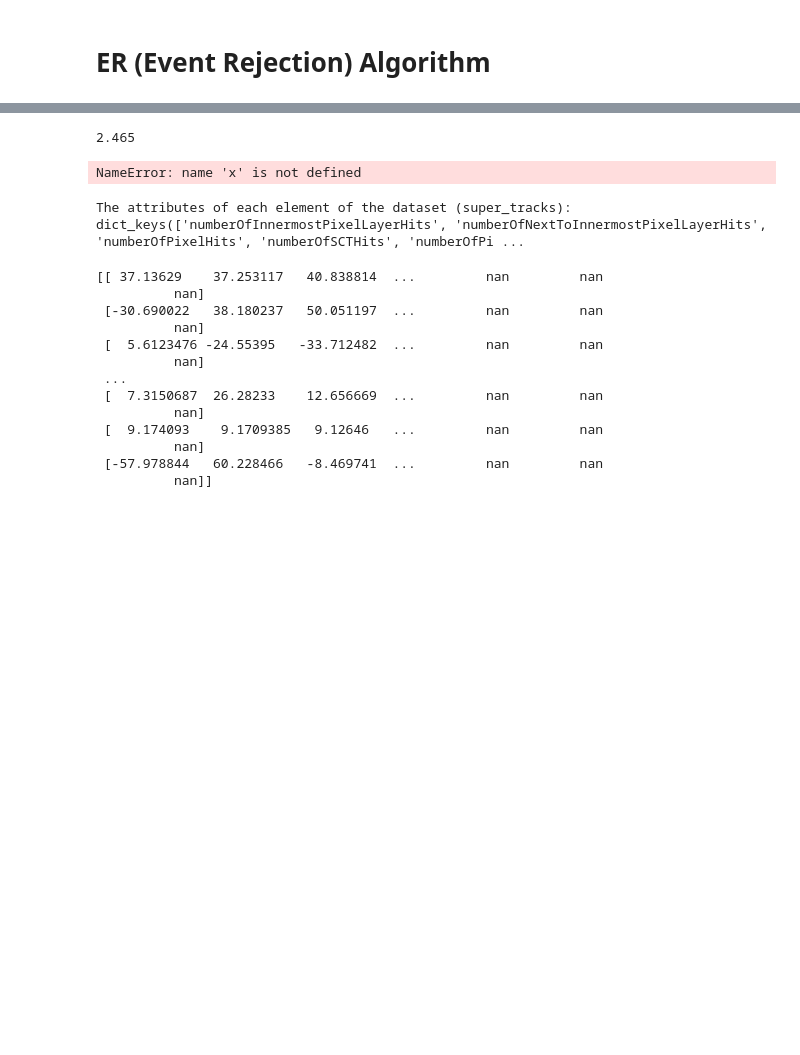
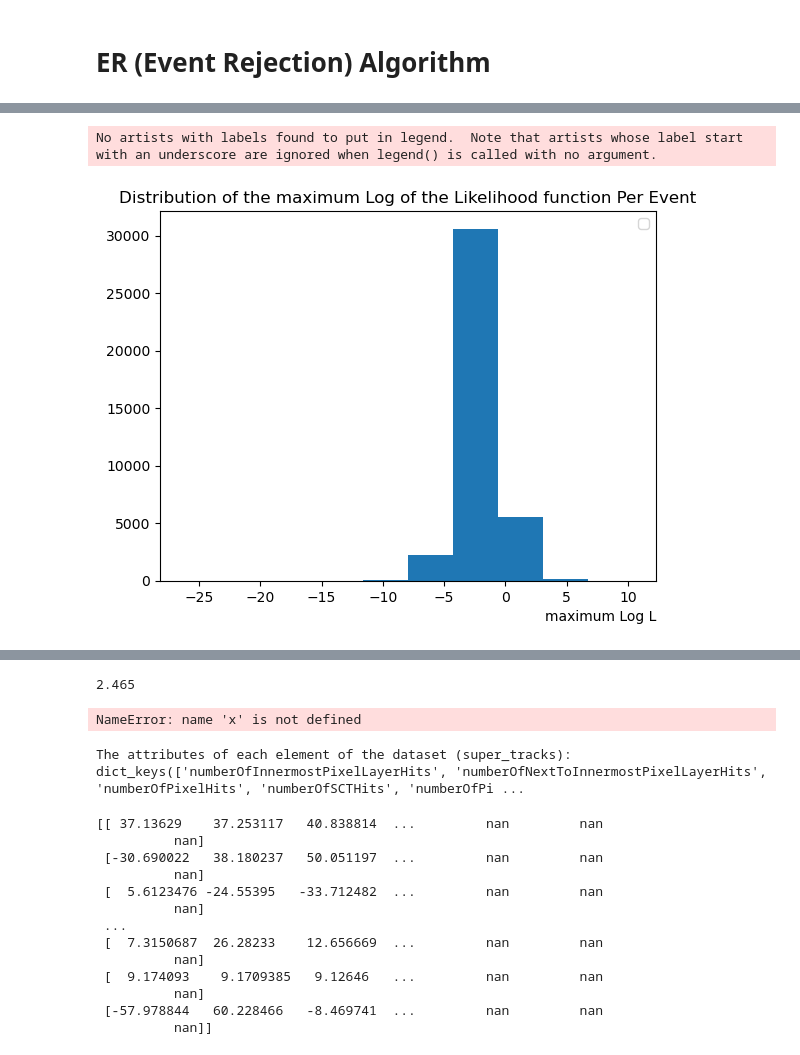
Before and after one commit to abdelllrazekkk/DIPZ_Workflow, a Jupyter notebook: ER_Algorithm.ipynb, the cells around one changed output, grey strips where cells are left out. Cells and saved outputs as stored; diff of their text form; code cells hidden in the pictures; blank space fills up the shorter version.

Commit message:
Added a new notebook/code for the event rejection scheme

```diff
--- a/ER_Algorithm.ipynb
+++ b/ER_Algorithm.ipynb
@@ -33,0 +51,24 @@ print(np.array(uniques))
+# %%
+#Filtering the four-or-more jet events
+fom_events = []
+
+for id in uniques:
+    if len(jets[jets["eventNumber"] == event_id]) >= 4:
+        fom_events.append(id)
+# %%
+# A function that takes in the event number and calculates the maximum of log of the product of the likelihood functions of all the jets
+# in the event
+def get_max_log_likelihood(event_id):
+    event_jets = jets[jets["eventNumber"] == event_id]
+    num_jets = len(event_jets)
+    z = np.arange(-5*50, 5*50, 0.001)
+    log_total_likelihood = num_jets * np.log(np.sqrt(2*np.pi))
+
+    for i in range(num_jets):
+        mu = event_jets[i]["dipz_z"] * 50
+        sigma = event_jets[i]["dipz_negLogSigma2"]
+        #likelihood = (2*np.pi)**(-1/2) * (sigma)**(-1) * np.exp( -1 * (z - mu)**2 * (2 * sigma^2)**(-1) )
+        log_total_likelihood -= ( np.log(sigma) + (z - mu)**2 * (2 * sigma**(2))**(-1) )
+
+    max_log_likelihood = max(log_total_likelihood)
+    return max_log_likelihood
@@ -33,0 +77,21 @@ print(np.array(uniques))
+# %%
+def get_max_log_likelihood_dist(name):
+    data = File(name, 'r')
+    jets = data['jets']
+    uniques = np.unique(jets["eventNumber"])
+    max_log_likelihood_list = []
+
+    for id in uniques:
+        max_log_likelihood_list.append(get_max_log_likelihood(id))
+    return max_log_likelihood_list
+# %%
+max_log_likelihood_list = get_max_log_likelihood_dist("../user.maboelel.32438279._000005.output.h5")
+# %%
+plt.hist(max_log_likelihood_list)
+plt.xlabel("maximum Log L", loc='right')
+plt.title('Distribution of the maximum Log of the Likelihood function Per Event')
+plt.legend()
+plt.show()
+# %% [output]
+No artists with labels found to put in legend.  Note that artists whose label start with an underscore are ignored when legend() is called with no argument.
+[figure, added]
```
Also changed, not shown: parts of 9 cells of this notebook, 1 other file.
